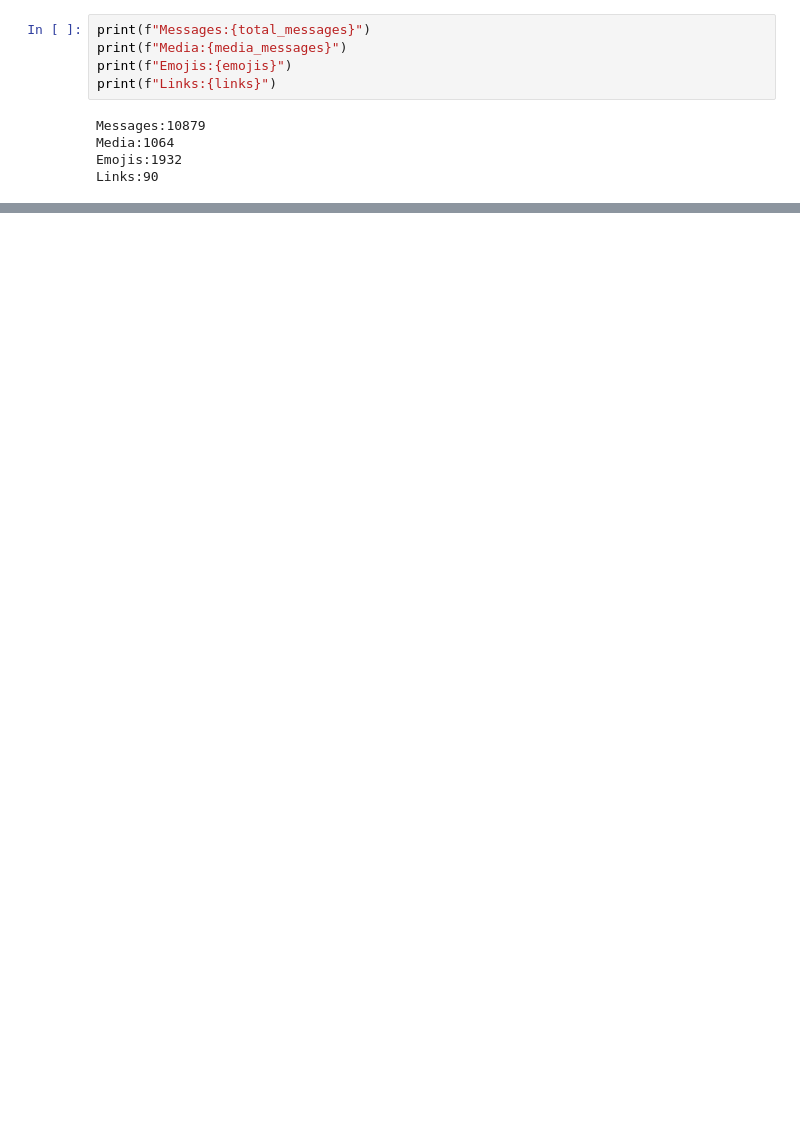
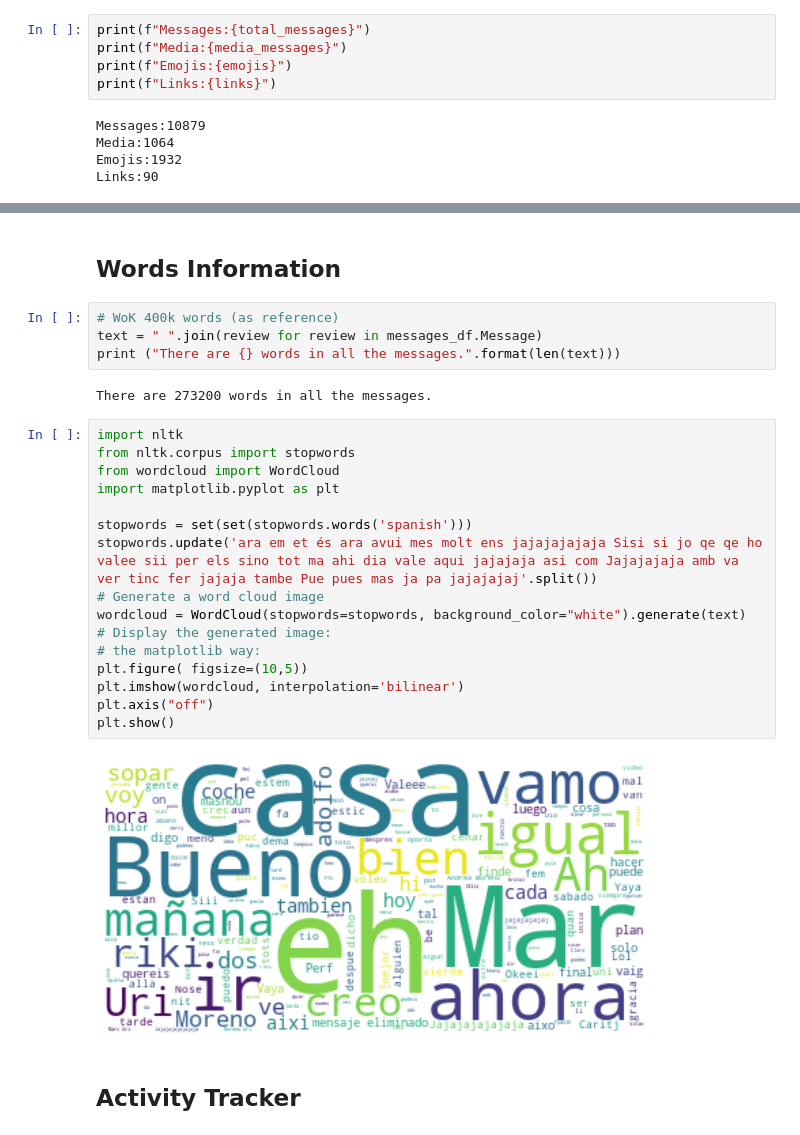
Before and after one commit to RogerCaritjCosta/DataScience, a Jupyter notebook: WhatsApp Data Analysis/Script.ipynb, the cells around one changed output, grey strips where cells are left out. Cells and saved outputs as stored; diff of their text form; blank space fills up the shorter version.

Commit message:
Add emoji per person, wordcloud and timeseries analysis

```diff
--- a/WhatsApp Data Analysis/Script.ipynb
+++ b/WhatsApp Data Analysis/Script.ipynb
@@ -171,0 +217,28 @@ fig.show()
+# %% [markdown]
+## Words Information
+# %%
+# WoK 400k words (as reference)
+text = " ".join(review for review in messages_df.Message)
+print ("There are {} words in all the messages.".format(len(text)))
+# %% [output]
+There are 273200 words in all the messages.
+# %%
+import nltk
+from nltk.corpus import stopwords
+from wordcloud import WordCloud
+import matplotlib.pyplot as plt
+
+stopwords = set(set(stopwords.words('spanish')))
+stopwords.update('ara em et és ara avui mes molt ens jajajajajaja Sisi si jo qe qe ho valee sii per els sino tot ma ahi dia vale aqui jajajaja asi com Jajajajaja amb va ver tinc fer jajaja tambe Pue pues mas ja pa jajajajaj'.split())
+# Generate a word cloud image
+wordcloud = WordCloud(stopwords=stopwords, background_color="white").generate(text)
+# Display the generated image:
+# the matplotlib way:
+plt.figure( figsize=(10,5))
+plt.imshow(wordcloud, interpolation='bilinear')
+plt.axis("off")
+plt.show()
+# %% [output]
+[figure, added]
+# %% [markdown]
+## Activity Tracker
```
Also changed, not shown: parts of 14 cells of this notebook, 2 other files.
